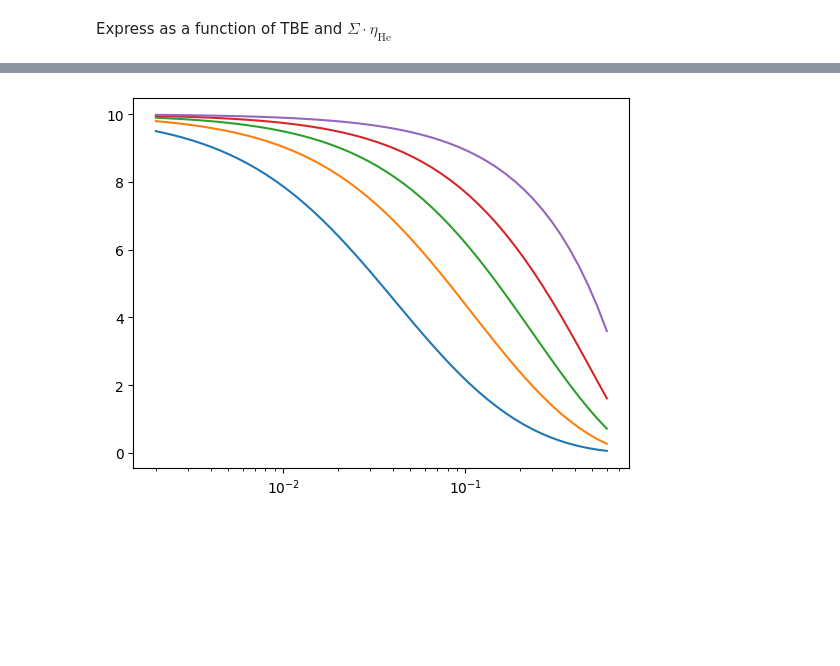
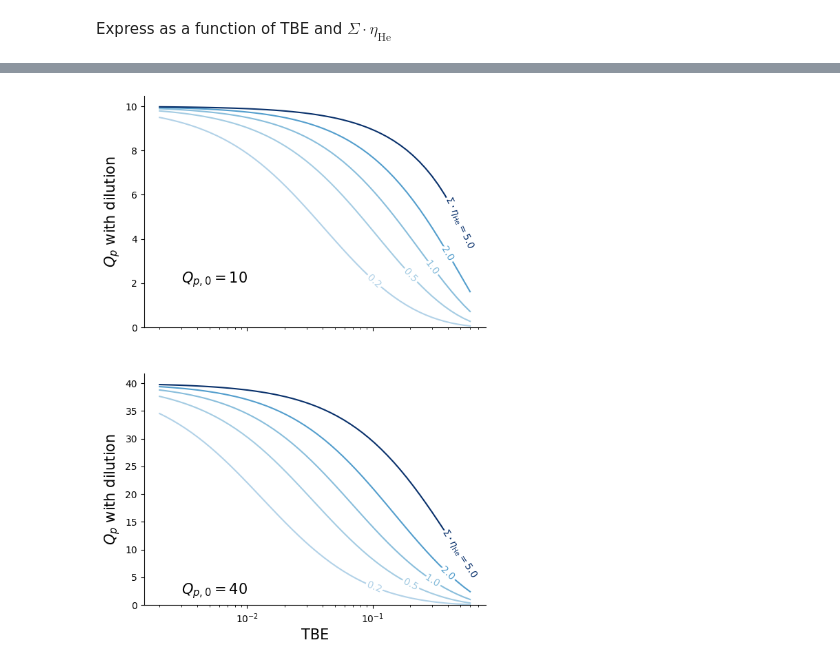
Before and after one commit to RemDelaporteMathurin/tritium-burn-fraction, a Jupyter notebook: graphs.ipynb, the cells around one changed output, grey strips where cells are left out. Saved outputs shown, nothing was run; the diff lists cells and outputs as text; code cells hidden in the pictures; blank space fills up the shorter version.

```diff
--- a/graphs.ipynb
+++ b/graphs.ipynb
@@ -379,11 +402,33 @@ $\displaystyle Q_{p} = - \frac{20 Q_{p, 0} \left(\mathrm{TBE}^{2} + 2 \mathrm{TB
-# %%
-compute_q_p = sp.lambdify(((sigma, eta_he, tbe, q_p_0),), sp.solve(eq_Q_p, q_p)[0])
-
-tbe_values = np.geomspace(2e-3, 6e-1)
-
-for product in product_values:
-    plt.plot(tbe_values, compute_q_p((1, product, tbe_values, 10)))
-
-plt.xscale("log")
-# %% [output]
-[figure, removed]
+# %%
+compute_q_p = sp.lambdify(((sigma, eta_he, tbe, q_p_0),), sp.solve(eq_Q_p, q_p)[0])
+
+tbe_values = np.geomspace(2e-3, 6e-1)
+norm = colors.Normalize(vmin=-2, vmax=5.0)
+
+fig, axs = plt.subplots(nrows=2, ncols=1, sharex=True, figsize=(6.4, 4.8 * 2))
+for row_id, q_p_0_value in enumerate([10, 40]):
+    plt.sca(axs[row_id])
+    for i, product in enumerate(product_values):
+        if i == len(product_values)-1:
+            label = "$\Sigma \cdot \eta_\mathrm{He} = $" + f"{product}"
+        else:
+            label = f"{product}"
+        plt.plot(
+            tbe_values,
+            compute_q_p((1, product, tbe_values, q_p_0_value)),
+            color=cm.Blues(norm(product)),
+            label=label
+        )
+
+    plt.ylabel("$Q_p$ with dilution", fontsize=15)
+    plt.annotate("$Q_{p,0}=$" + f"{q_p_0_value}", (3e-3, 2), fontsize=15)
+    plt.ylim(bottom=0)
+    plt.gca().spines.right.set_visible(False)
+    plt.gca().spines.top.set_visible(False)
+    labelLines(plt.gca().get_lines(), zorder=2.5)
+plt.xscale("log")
+plt.xlabel("TBE", fontsize=15)
+
+plt.savefig("Qp_TBE.pdf")
+# %% [output]
+[figure, added]
```
Also changed, not shown: parts of 28 cells of this notebook.
